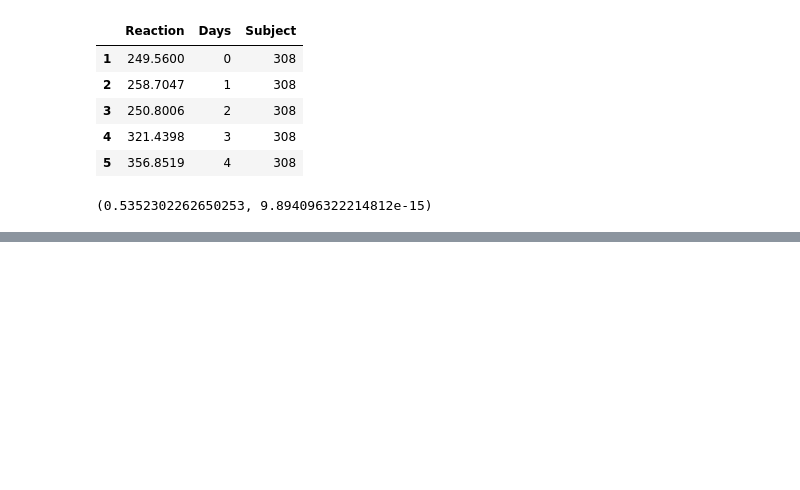
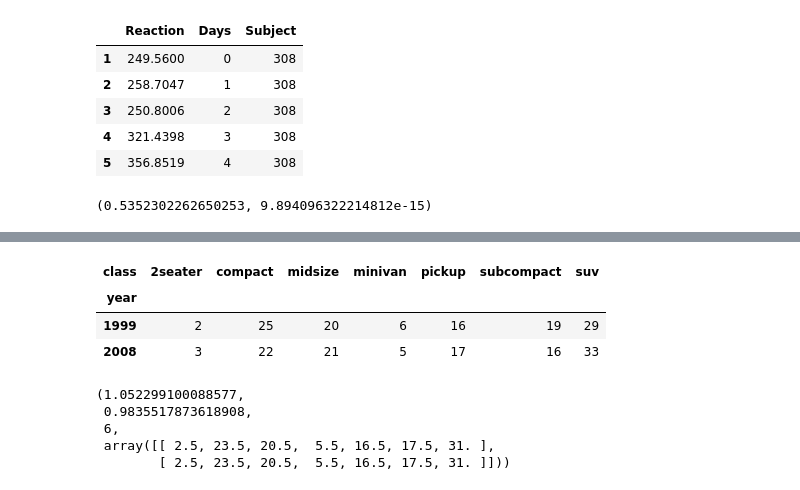
Before and after one commit to lainslie-18/statistics-exercises, a Jupyter notebook: hypothesis_testing.ipynb, the cells around one changed output, grey strips where cells are left out. Saved outputs shown, nothing was run; the diff lists cells and outputs as text; code cells hidden in the pictures; blank space fills up the shorter version.

```diff
--- a/hypothesis_testing.ipynb
+++ b/hypothesis_testing.ipynb
@@ -491,0 +543,3 @@ corr, p
+# %%
+vehicle_class = mpg['class']
+vehicle_class.value_counts()
@@ -491,0 +558,19 @@ corr, p
+# %%
+# creating crosstab of vehicle year and class values
+observed = pd.crosstab(vehicle_year, vehicle_class)
+observed
+# %% [output]
+| class | 2seater | compact | midsize | minivan | pickup | subcompact | suv |
+| year |  |  |  |  |  |  |  |
+| 1999 | 2 | 25 | 20 | 6 | 16 | 19 | 29 |
+| 2008 | 3 | 22 | 21 | 5 | 17 | 16 | 33 |
+# %%
+# determining association between between vehicle year and class
+chi2, p, dof, expected = stats.chi2_contingency(observed)
+chi2, p, dof, expected
+# %% [output]
+(1.052299100088577,
+ 0.9835517873618908,
+ 6,
+ array([[ 2.5, 23.5, 20.5,  5.5, 16.5, 17.5, 31. ],
+        [ 2.5, 23.5, 20.5,  5.5, 16.5, 17.5, 31. ]]))
```
Also changed, not shown: parts of 30 cells of this notebook.
